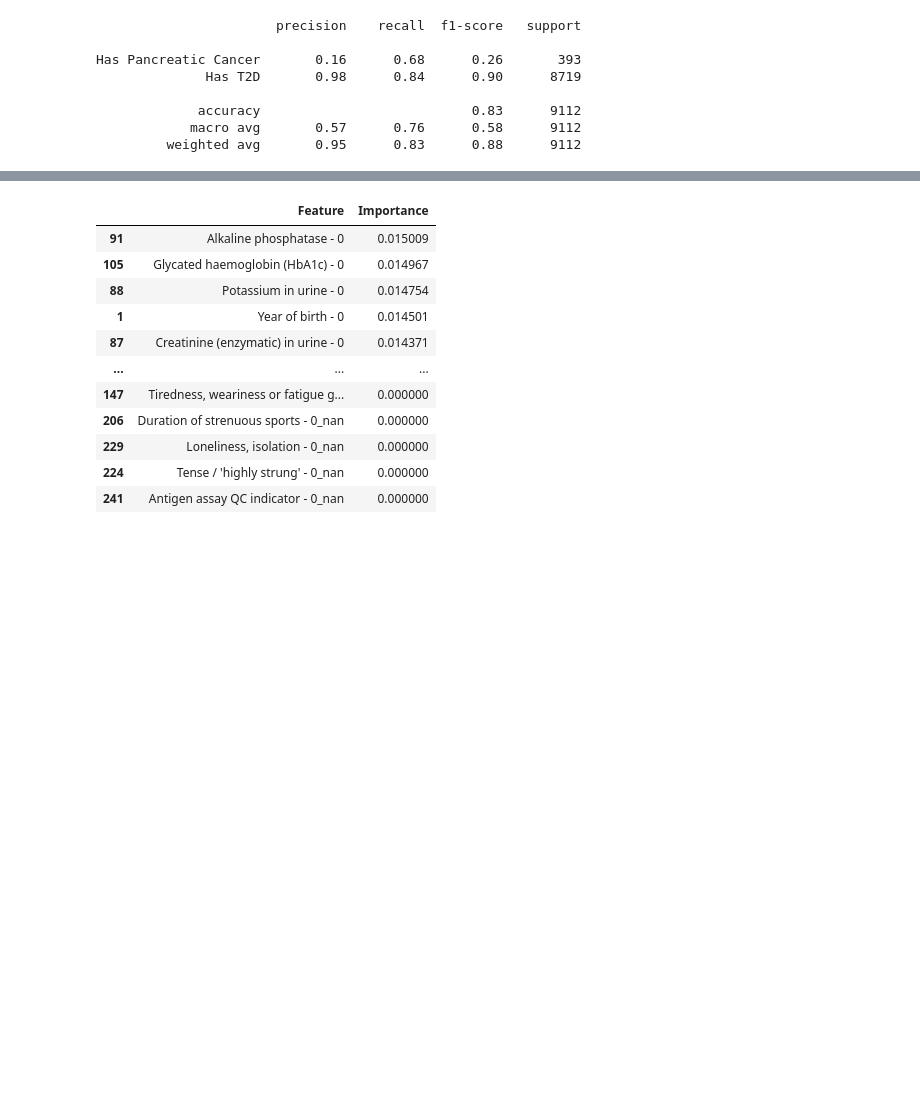
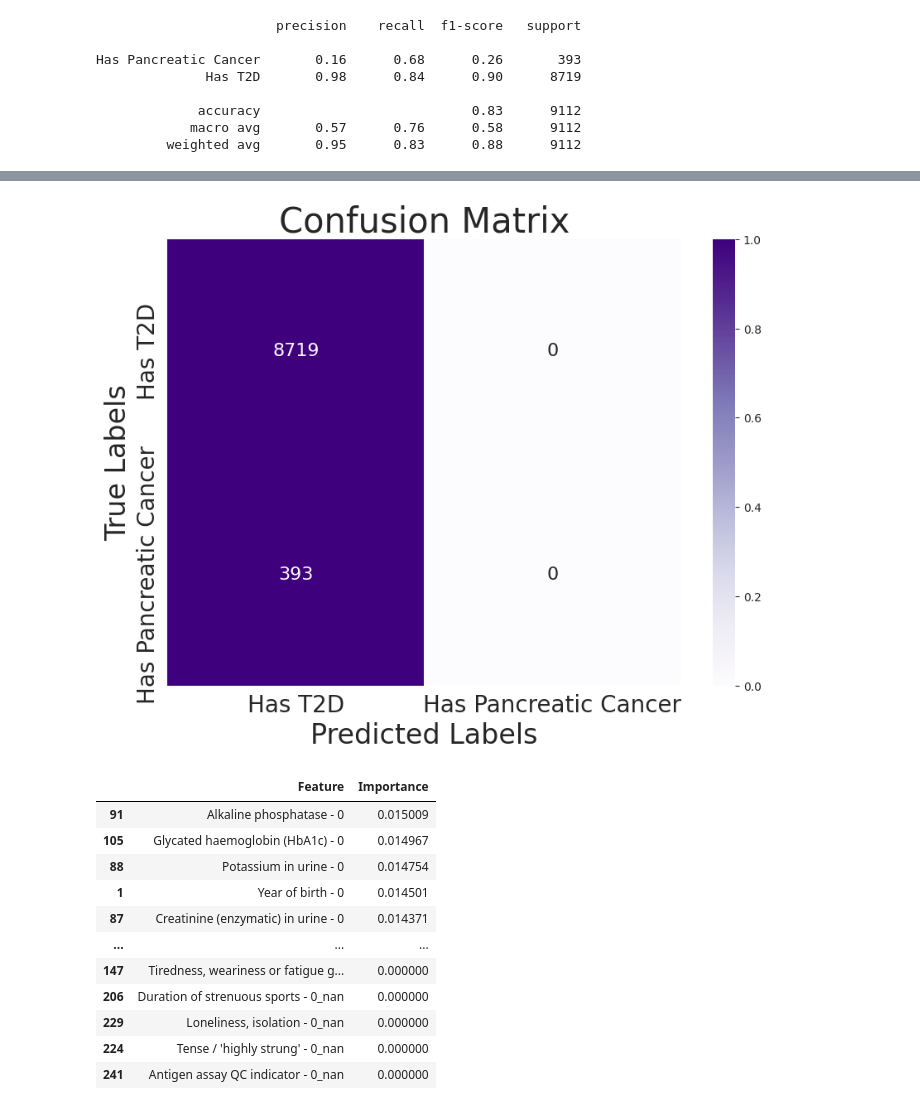
Before and after one commit to OfekShcherb/Finding-Differences-in-Diagnosis-of-Pancreatic-Cancer-and-Type-II-Diabetes-Mellitus, a Jupyter notebook: test.ipynb, the cells around one changed output, grey strips where cells are left out. Drawn from its saved outputs; the diff is of its cells as text; code cells hidden in the pictures; blank space fills up the shorter version.

```diff
--- a/test.ipynb
+++ b/test.ipynb
@@ -388,3 +389,7 @@ plot_confusion_matrix(y_test, y_predictions, labels=['Has T2D', 'Has Pancreatic
+# %%
+plot_confusion_matrix(y_test, ['Has T2D'] * len(y_test), labels=['Has T2D', 'Has Pancreatic Cancer'])
+# %% [output]
+[figure, added]
 # %%
 importances = MLP_scaled_cancer_vs_rest.feature_importances_
 feature_names = processed_df.drop(columns=['Label']).columns
```
Also changed, not shown: parts of 9 cells of this notebook.
